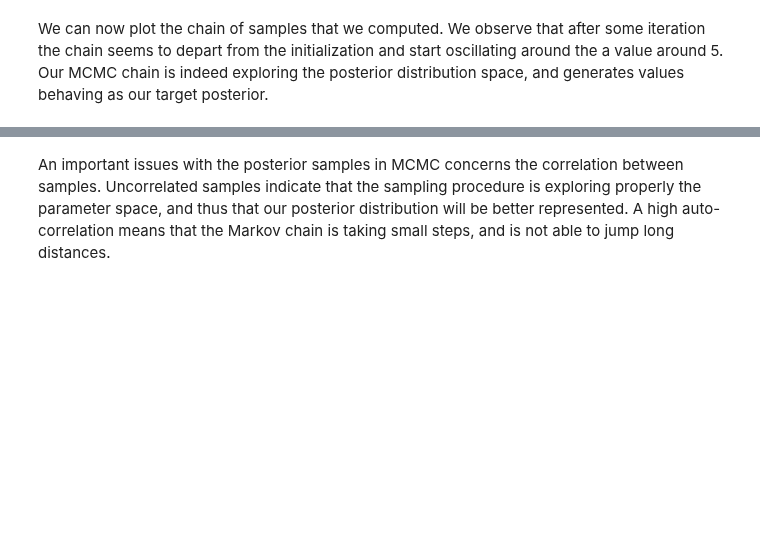
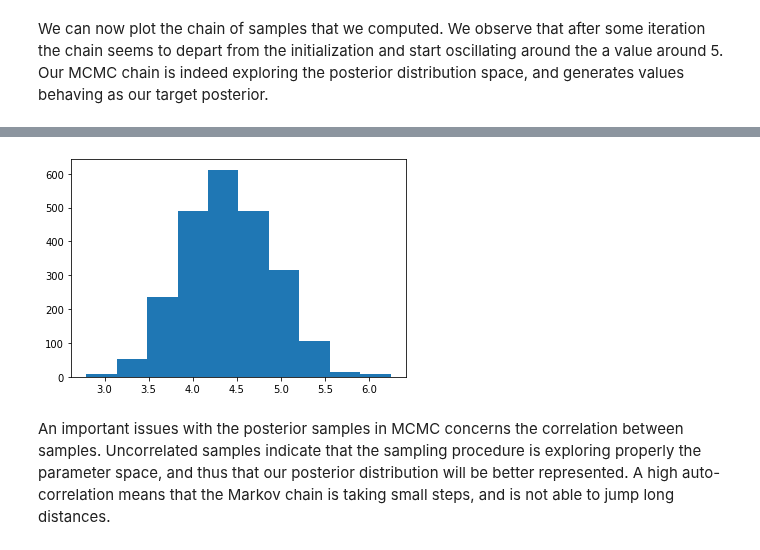
Before and after one commit to marcolorenzi/marcolorenzi.github.io, a Jupyter notebook: material/Bayes/Lesson6.ipynb, the cells around one changed output, grey strips where cells are left out. Drawn from its saved outputs; the diff is of its cells as text; code cells hidden in the pictures; blank space fills up the shorter version.

```diff
--- a/material/Bayes/Lesson6.ipynb
+++ b/material/Bayes/Lesson6.ipynb
@@ -213,3 +220,8 @@ plt.show()
+# %%
+plt.hist(np.array(output_samples[100:]))
+plt.show()
+# %% [output]
+[figure, added]
 # %% [markdown]
 An important issues with the posterior samples in MCMC concerns the correlation between samples. Uncorrelated samples indicate that the sampling procedure is exploring properly the parameter space, and thus that our posterior distribution will be better represented. A high auto-correlation means that the Markov chain is taking small steps, and is not able to jump long distances.
 # %% [markdown]
```
Also changed, not shown: parts of 20 cells of this notebook.
